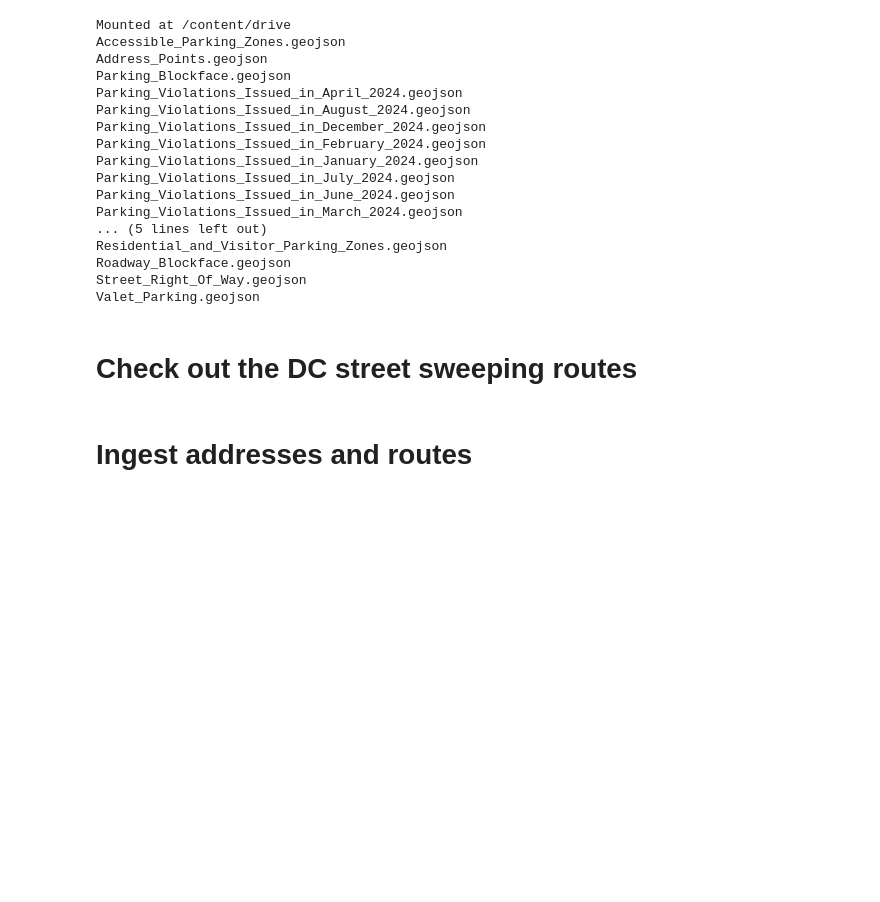
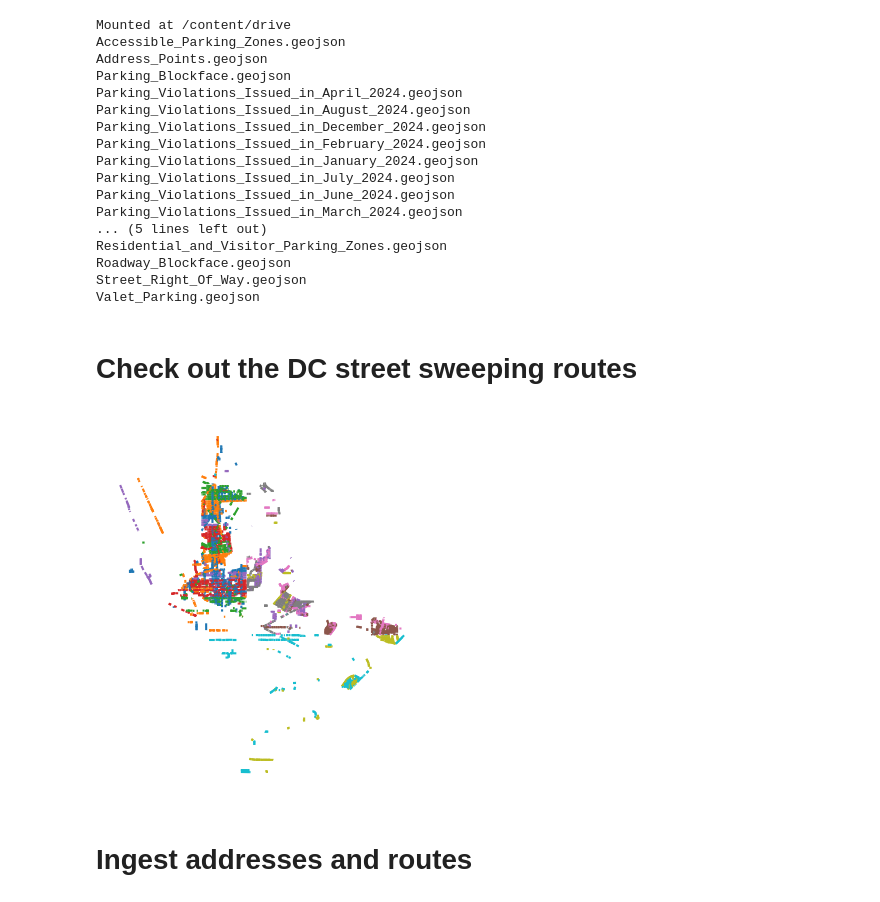
Before and after one commit to reedmarkham/meter-made, a Jupyter notebook: meter_made.ipynb, the cells around one changed output. Drawn from its saved outputs; the diff is of its cells as text; code cells hidden in the pictures; blank space fills up the shorter version.

```diff
--- a/meter_made.ipynb
+++ b/meter_made.ipynb
@@ -63,7 +63,10 @@ Valet_Parking.geojson
 # %%
 zones = gpd.read_file('/content/drive/MyDrive/dc-parking-data/Parking_Zones.geojson')
 ax = zones[zones.PARKINGGROUP == 'Sweeping'].plot(column='ROUTEID')
 ax.set_axis_off()
+del ax
+# %% [output]
+[figure, added]
 # %% [markdown]
 # Ingest addresses and routes
 # %%
```
Also changed, not shown: parts of 17 cells of this notebook.
